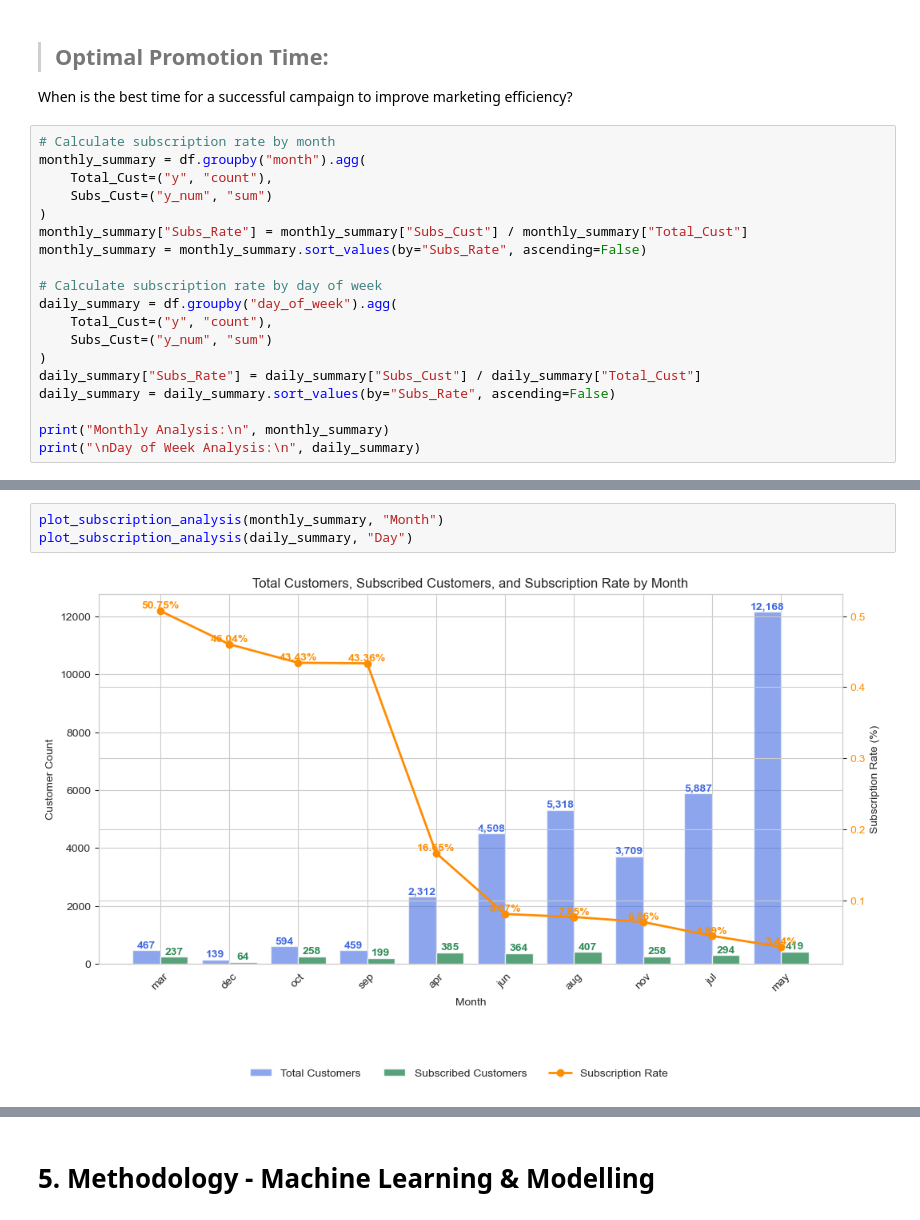
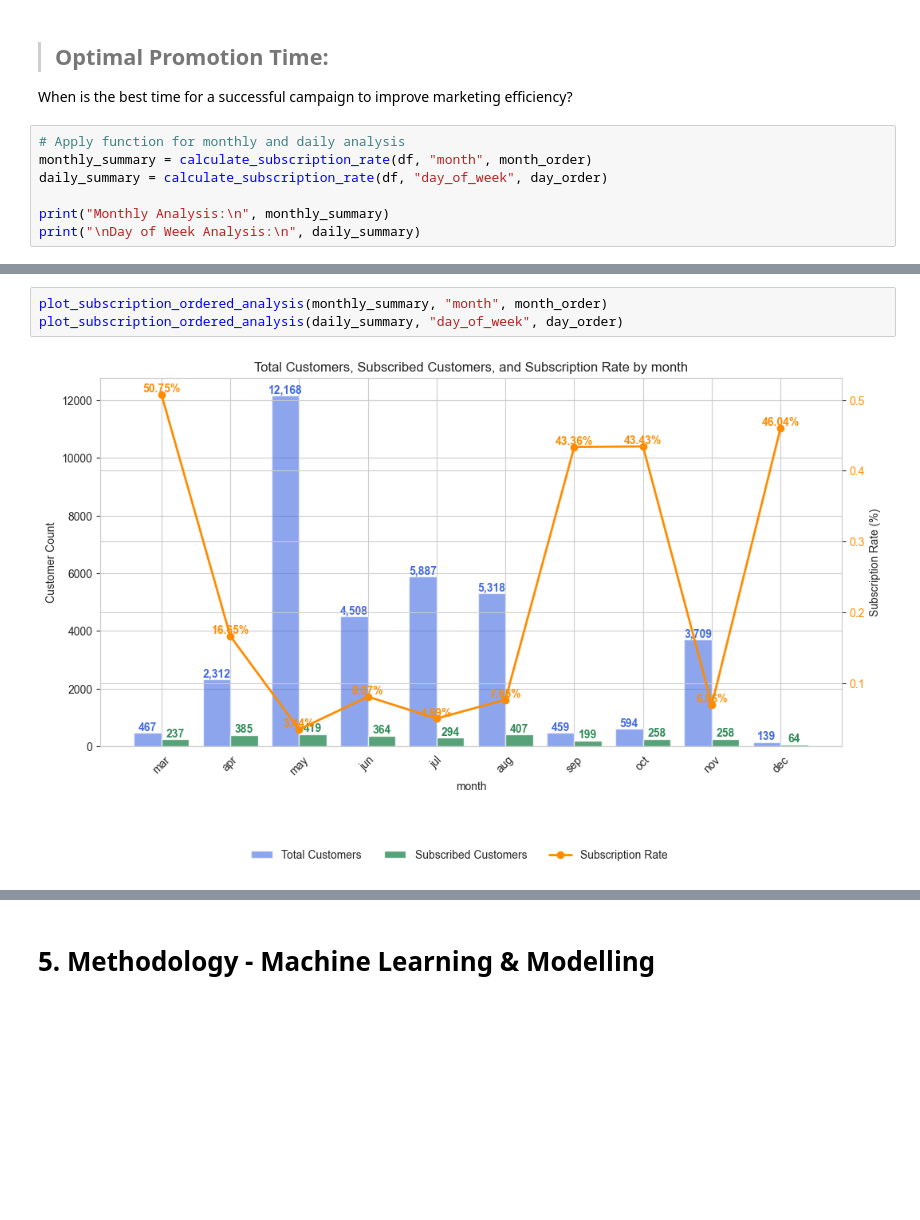
Before and after one commit to team-theta-dtids/final-project, a Jupyter notebook: main_new.ipynb, the cells around one changed output, grey strips where cells are left out. Cells and saved outputs as stored; diff of their text form; blank space fills up the shorter version.

```diff
--- a/main_new.ipynb
+++ b/main_new.ipynb
@@ -676,21 +741,9 @@ Recommendation:
 >## Optimal Promotion Time:
 When is the best time for a successful campaign to improve marketing efficiency?
 # %%
-# Calculate subscription rate by month
-monthly_summary = df.groupby("month").agg(
-    Total_Cust=("y", "count"),
-    Subs_Cust=("y_num", "sum")
-)
-monthly_summary["Subs_Rate"] = monthly_summary["Subs_Cust"] / monthly_summary["Total_Cust"]
-monthly_summary = monthly_summary.sort_values(by="Subs_Rate", ascending=False)
-
-# Calculate subscription rate by day of week
-daily_summary = df.groupby("day_of_week").agg(
-    Total_Cust=("y", "count"),
-    Subs_Cust=("y_num", "sum")
-)
-daily_summary["Subs_Rate"] = daily_summary["Subs_Cust"] / daily_summary["Total_Cust"]
-daily_summary = daily_summary.sort_values(by="Subs_Rate", ascending=False)
+# Apply function for monthly and daily analysis
+monthly_summary = calculate_subscription_rate(df, "month", month_order)
+daily_summary = calculate_subscription_rate(df, "day_of_week", day_order)
 
 print("Monthly Analysis:\n", monthly_summary)
 print("\nDay of Week Analysis:\n", daily_summary)
@@ -715,5 +771,5 @@ mon                7494        536   0.071524
 # %%
-plot_subscription_analysis(monthly_summary, "Month")
-plot_subscription_analysis(daily_summary, "Day")
+plot_subscription_ordered_analysis(monthly_summary, "month", month_order)
+plot_subscription_ordered_analysis(daily_summary, "day_of_week", day_order)
 # %% [output]
-[figure, old version]
+[figure, new version]
```
Also changed, not shown: parts of 12 cells of this notebook, 4 other files.
